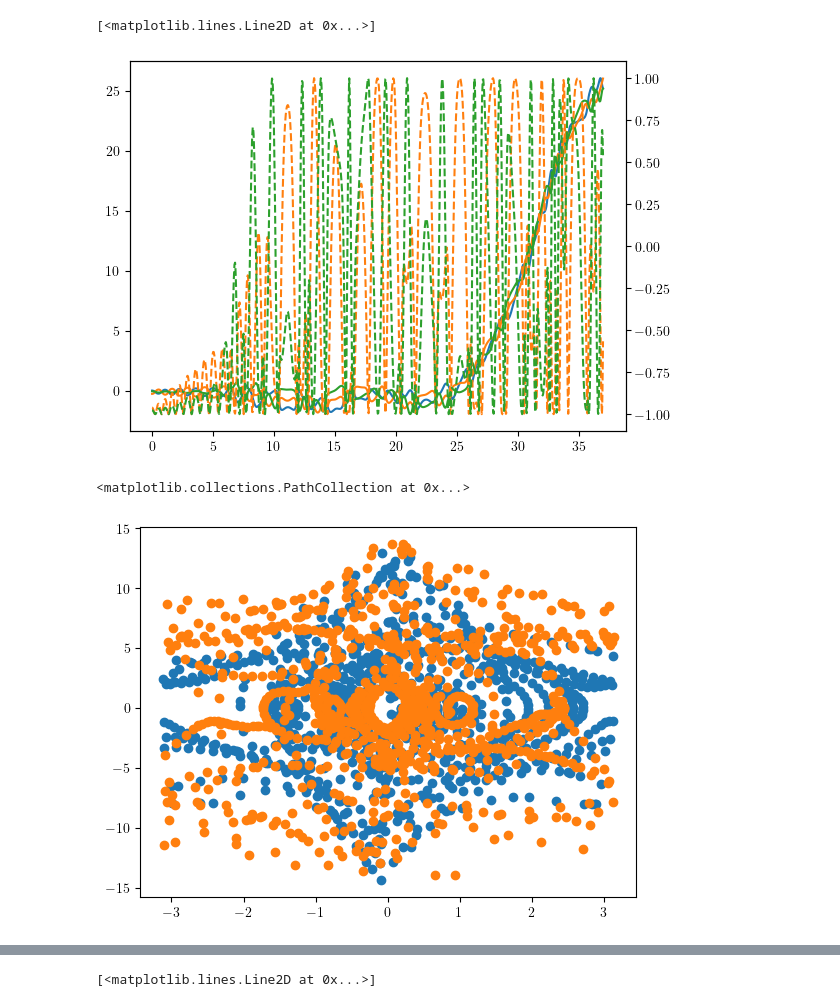
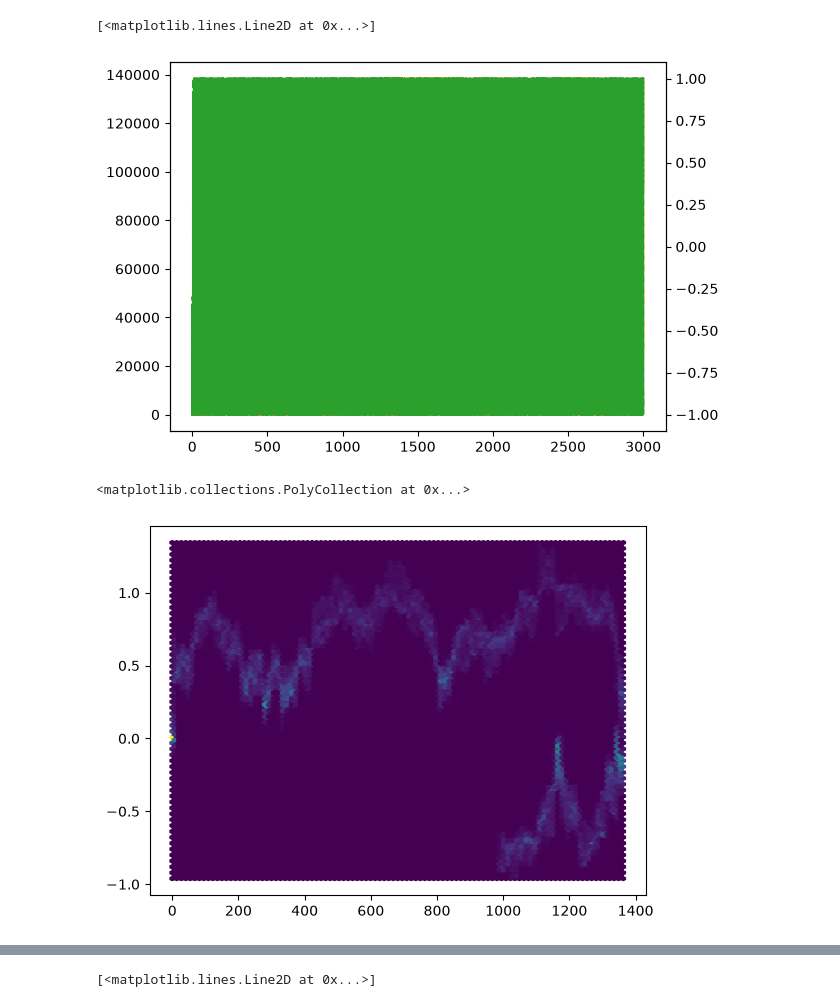
Before and after one commit to tzdwi/doublependulum_RL, a Jupyter notebook: doublependulum/testing.ipynb, the cells around one changed output, grey strips where cells are left out. Drawn from its saved outputs; the diff is of its cells as text; code cells hidden in the pictures.

```diff
--- a/doublependulum/testing.ipynb
+++ b/doublependulum/testing.ipynb
@@ -7,10 +5,12 @@ dp = DoublePendulum()
 # %%
 from tqdm.notebook import tqdm
+dp = DoublePendulum(mm=100.0)
 ts = [dp.t]
 ys = [dp.transform_cartesian()]
 xs = [dp.x]
 F=0.0
-for steps in tqdm(range(1000)):
+steps = 100000
+for step in tqdm(range(steps)):
     dp.step(F=F)
     ts.append(dp.t)
     ys.append(dp.transform_cartesian())
@@ -27,11 +27,9 @@ twx.plot(ts, [y[1][1] for y in ys], c='C1', ls='--', label='M1 (y)')
 twx.plot(ts, [y[2][1] for y in ys], c='C2', ls='--', label='M2 (y)')
 # %% [output]
 [<matplotlib.lines.Line2D at 0x...>]
-[figure, old version]
+[figure, new version]
 # %%
-#plt.scatter([x[0] for x in xs],[x[3] for x in xs])
-plt.scatter([x[1] for x in xs],[x[4] for x in xs])
-plt.scatter([x[2] for x in xs],[x[5] for x in xs])
+plt.hexbin([x[0] for x in xs],[x[3] for x in xs])
 # %% [output]
-<matplotlib.collections.PathCollection at 0x...>
+<matplotlib.collections.PolyCollection at 0x...>
-[figure, old version]
+[figure, new version]
```
Also changed, not shown: parts of 5 cells of this notebook, 5 other files.
